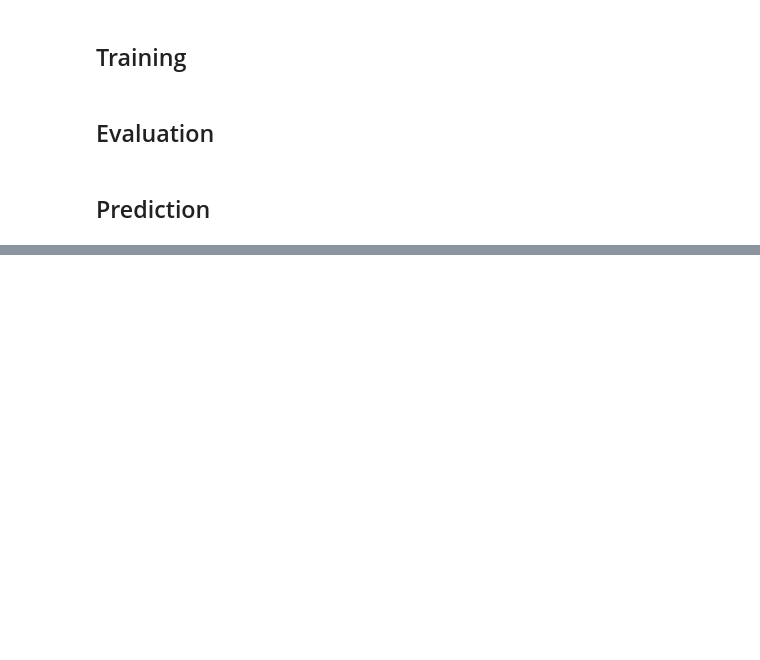
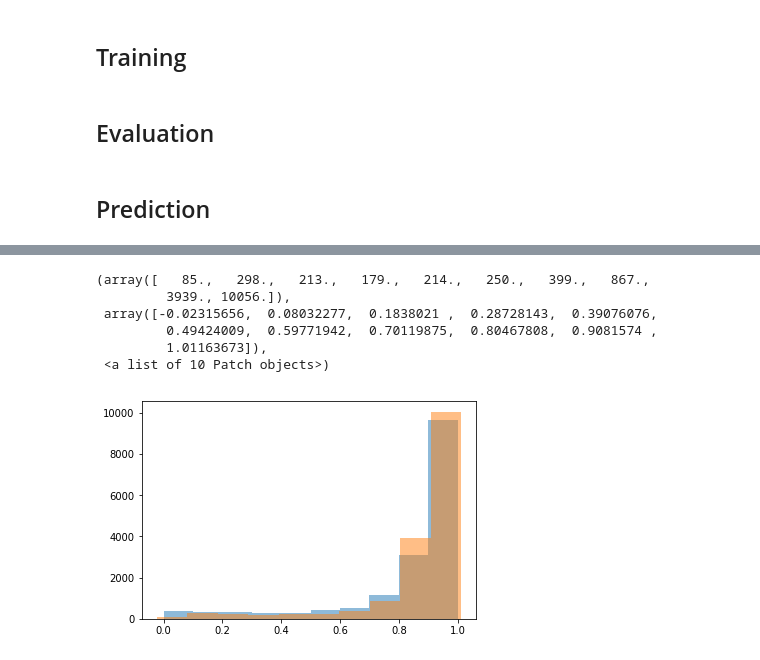
Before and after one commit to WataruKudo0914/bert, a Jupyter notebook: BERT_regression.ipynb, the cells around one changed output, grey strips where cells are left out. Cells and saved outputs as stored; diff of their text form; code cells hidden in the pictures; blank space fills up the shorter version.

```diff
--- a/BERT_regression.ipynb
+++ b/BERT_regression.ipynb
@@ -316,0 +413,11 @@ loss_
+# %%
+plt.hist(labels,alpha=0.5)
+plt.hist(prediction,alpha=0.5)
+# %% [output]
+(array([   85.,   298.,   213.,   179.,   214.,   250.,   399.,   867.,
+         3939., 10056.]),
+ array([-0.02315656,  0.08032277,  0.1838021 ,  0.28728143,  0.39076076,
+         0.49424009,  0.59771942,  0.70119875,  0.80467808,  0.9081574 ,
+         1.01163673]),
+ <a list of 10 Patch objects>)
+[figure, added]
```
Also changed, not shown: parts of 48 cells of this notebook, 2 other files.
